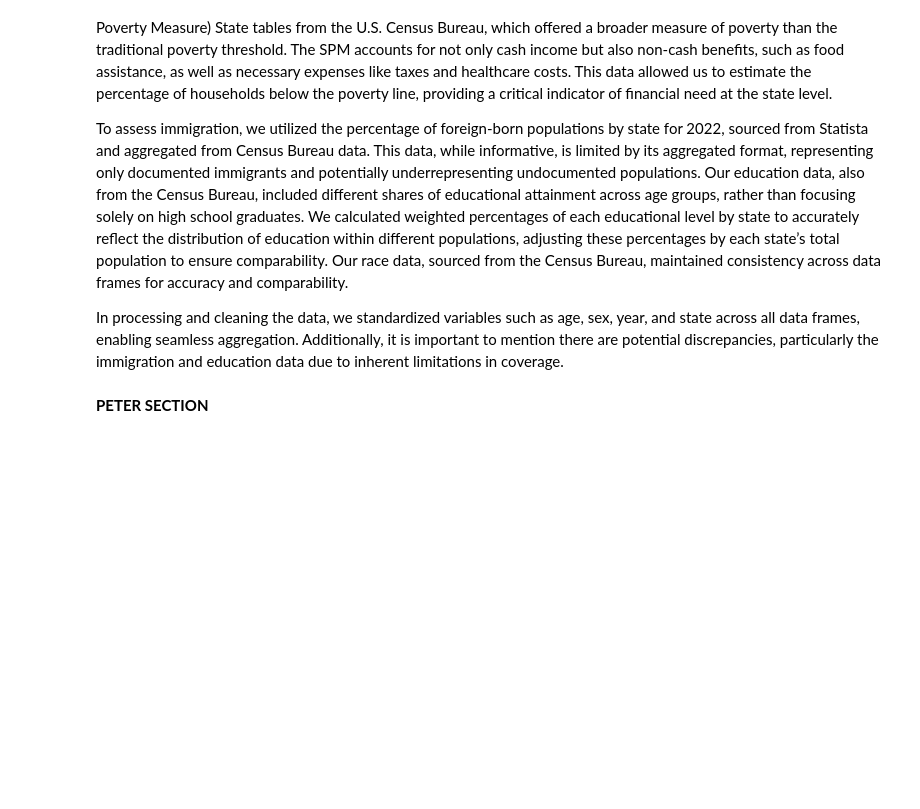
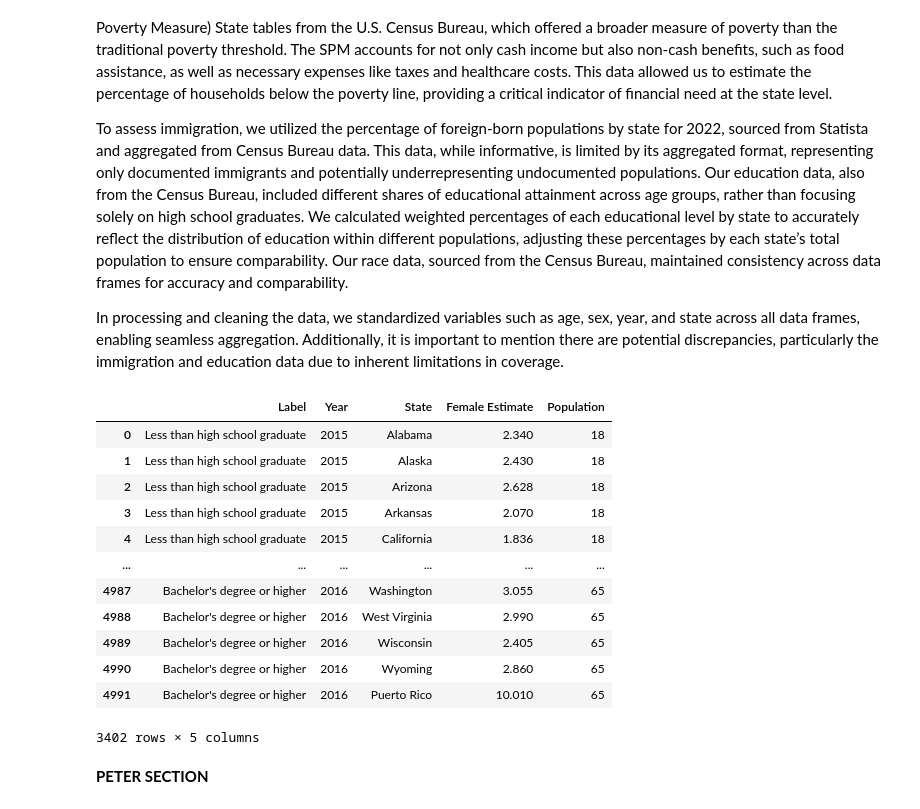
Before and after one commit to ppich1169/fertilityProjectCs109, a Jupyter notebook: fertility_notebook.ipynb, the cells around one changed output. Drawn from its saved outputs; the diff is of its cells as text; code cells hidden in the pictures; blank space fills up the shorter version.

```diff
--- a/fertility_notebook.ipynb
+++ b/fertility_notebook.ipynb
@@ -92,8 +98,8 @@ for file in all_files:
     # Identify the first column name dynamically (the label column)
     label_column = df.columns[0]
 
-    # Keep only the first column (label) and columns ending with "!!Female!!Estimate"
-    columns_to_keep = [label_column] + [col for col in df.columns if col.endswith("!!Female!!Estimate")]
+    # Keep only the first column (label) and columns ending with "!!Percent Females!!Estimate"
+    columns_to_keep = [label_column] + [col for col in df.columns if col.endswith("!!Percent Females!!Estimate")]
     df = df[columns_to_keep]
 
     # List to store processed data
@@ -114,35 +120,61 @@ for file in all_files:
                 total_population = None
             current_population = total_population  # Set total for this age group
         elif current_population and "Percent" not in label:
             # Calculate weighted value for educational attainment percentages based on the total population
             for col in df.columns[1:]:  # Exclude the label column
                 # Extract the state name from the column title
                 state = col.split("!!")[0]
 
                 # Get the percentage as a string and convert to a numeric type
                 percent_str = row[col]
+
                 try:
-                    percent = float(str(percent_str).replace("%", "").strip())
+                    # Attempt to convert percent_str to a float, after stripping % and whitespace
+                    percent = float(str(percent_str).replace("%", "").strip()) if percent_str else None
                 except ValueError:
                     percent = None  # Set as None if conversion fails
 
-                scaled_value = (percent / 100) * total_population
+                # Perform calculation only if percent is not None
+                if percent is not None:
+                    scaled_value = (percent / 100) * total_population
+                else:
+                    scaled_value = None
 
+                # Append the result to selected_data
                 selected_data.append({
                     "Label": label,
                     "Year": year,
                     "State": state,
                     "Female Estimate": scaled_value,
                     "Population": total_population
                 })
 
     # Convert selected_data list into a DataFrame and append to df_list
     temp_df = pd.DataFrame(selected_data)
     df_list.append(temp_df)
 
 # Combine all data frames into a single data frame
 education_df = pd.concat(df_list, ignore_index=True)
+
+# Drop rows where "Female Estimate" is NaN
+education_df.dropna(subset=["Female Estimate"], inplace=True)
+
+# Display the cleaned DataFrame
 education_df
+# %% [output]
+|  | Label | Year | State | Female Estimate | Population |
+| 0 | Less than high school graduate | 2015 | Alabama | 2.340 | 18 |
+| 1 | Less than high school graduate | 2015 | Alaska | 2.430 | 18 |
+| 2 | Less than high school graduate | 2015 | Arizona | 2.628 | 18 |
+| 3 | Less than high school graduate | 2015 | Arkansas | 2.070 | 18 |
+| 4 | Less than high school graduate | 2015 | California | 1.836 | 18 |
+| ... | ... | ... | ... | ... | ... |
+| 4987 | Bachelor's degree or higher | 2016 | Washington | 3.055 | 65 |
+| 4988 | Bachelor's degree or higher | 2016 | West Virginia | 2.990 | 65 |
+| 4989 | Bachelor's degree or higher | 2016 | Wisconsin | 2.405 | 65 |
+| 4990 | Bachelor's degree or higher | 2016 | Wyoming | 2.860 | 65 |
+| 4991 | Bachelor's degree or higher | 2016 | Puerto Rico | 10.010 | 65 |
+3402 rows × 5 columns
 # %%
 # Define path pattern to load all "race.csv" files with a year prefix in the 'data' folder
 file_pattern = "data/*race.csv"
```
Also changed, not shown: parts of 1 cell of this notebook.
